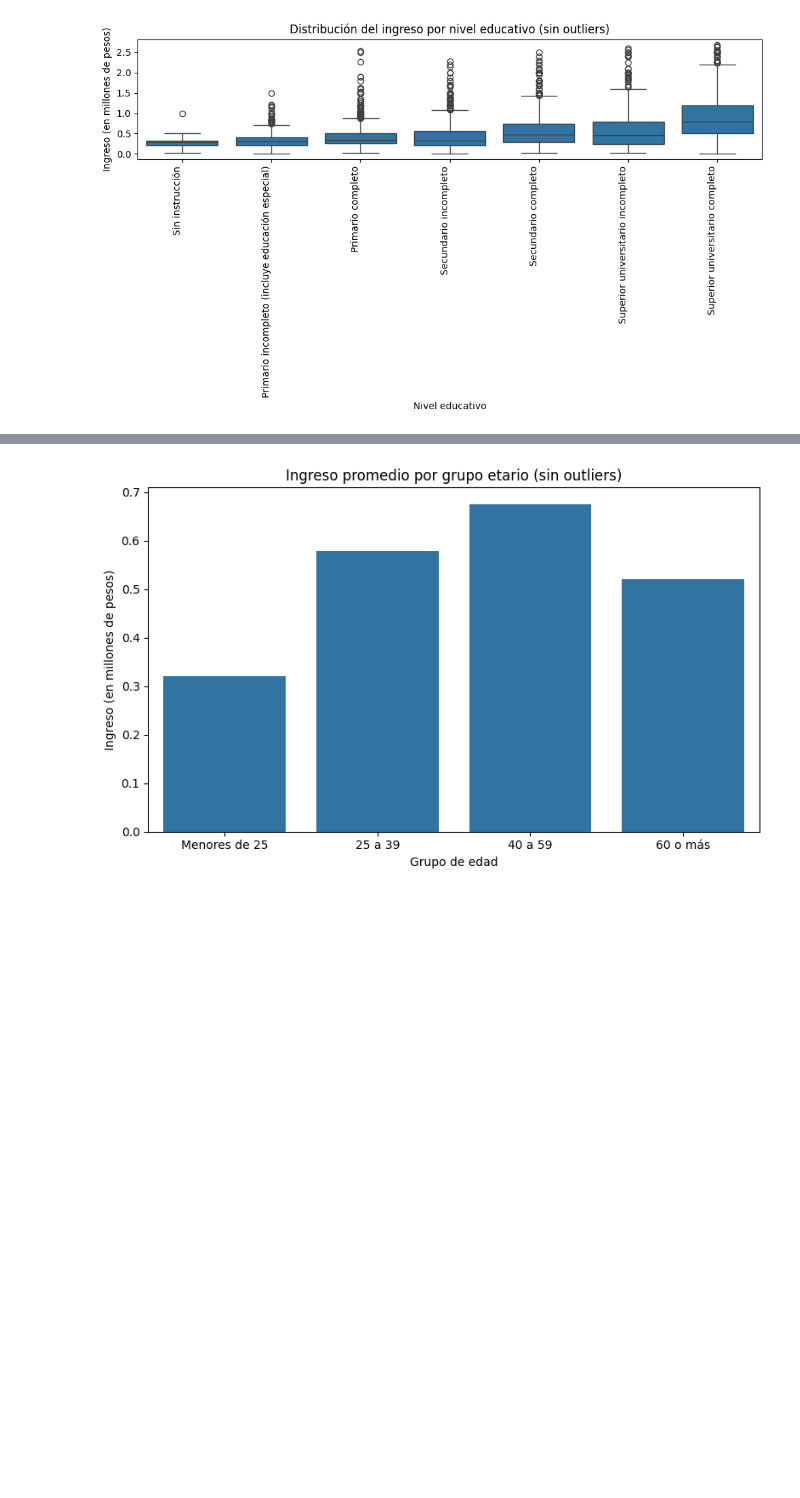
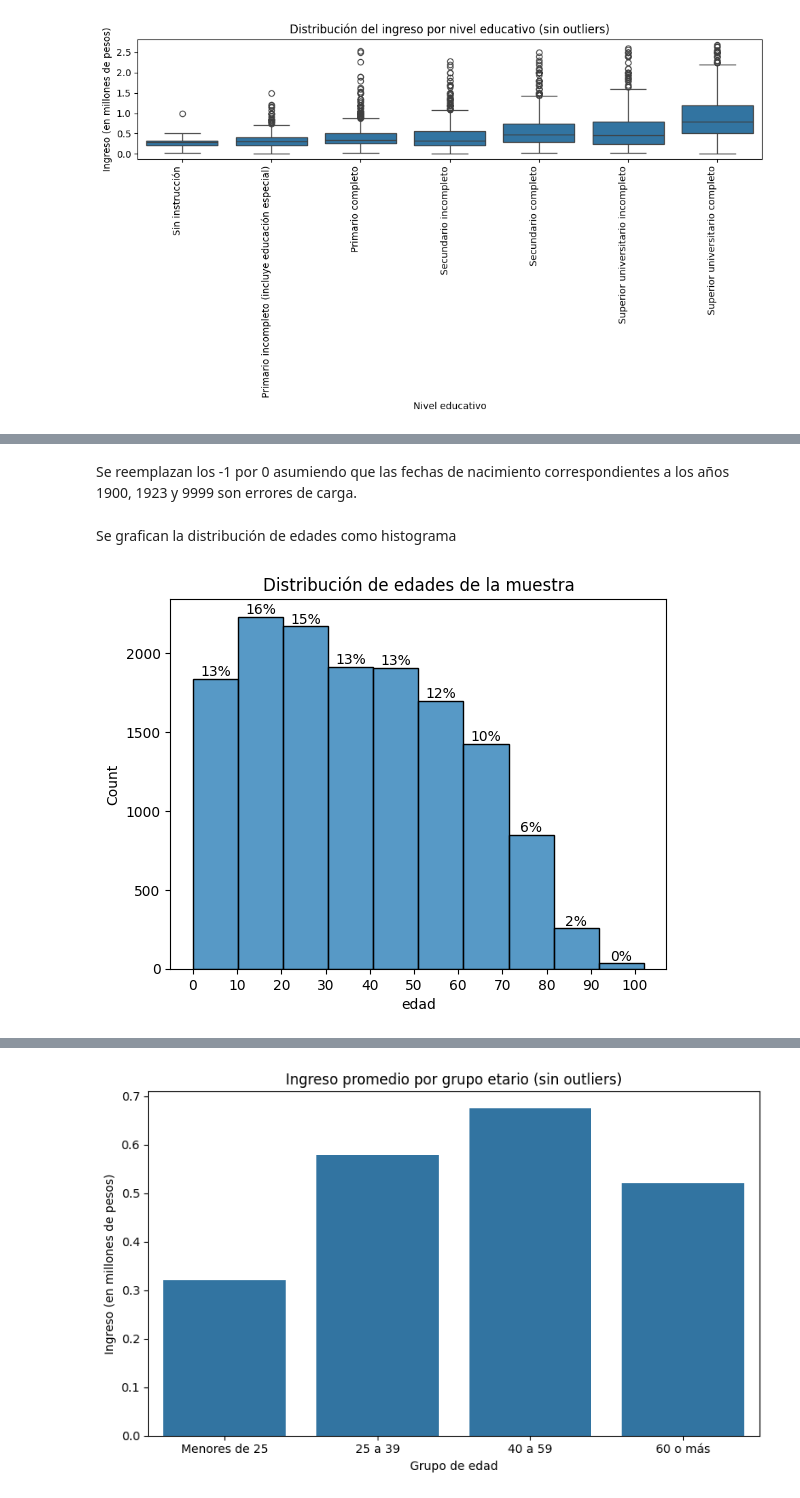
Before and after one commit to LMatiPerez/AnalisisDeDatosI_G5, a Jupyter notebook: procesamiento_bases.ipynb, the cells around one changed output, grey strips where cells are left out. Cells and saved outputs as stored; diff of their text form; code cells hidden in the pictures; blank space fills up the shorter version.

```diff
--- a/procesamiento_bases.ipynb
+++ b/procesamiento_bases.ipynb
@@ -455,0 +469,21 @@ Creamos grupos de edad y analizamos como varia el ingreso. Definimos los rangos:
+# %% [markdown]
+Se reemplazan los -1 por 0 asumiendo que las fechas de nacimiento correspondientes a los años 1900, 1923 y 9999 son errores de carga.
+# %%
+personas_todas.loc[personas_todas["edad"] == -1, "edad"] = 0
+# %% [markdown]
+Se grafican la distribución de edades como histograma
+# %%
+import matplotlib.ticker as ticker
+fig, ax = plt.subplots()
+g = sns.histplot(data=personas_todas, x="edad", binwidth=10, ax=ax)
+for i, container in enumerate(g.containers):
+    labels = []
+    for value in container.datavalues:
+        labels.append(f"{value*100/len(personas_todas):.0f}%")
+    g.bar_label(container, labels=labels)
+g.xaxis.set_major_locator(ticker.MultipleLocator(10))
+# g = g.set(xlabel='Edad', ylabel='Porcentaje')
+plt.title("Distribución de edades de la muestra")
+plt.show()
+# %% [output]
+[figure, added]
```
Also changed, not shown: parts of 3 cells of this notebook.
